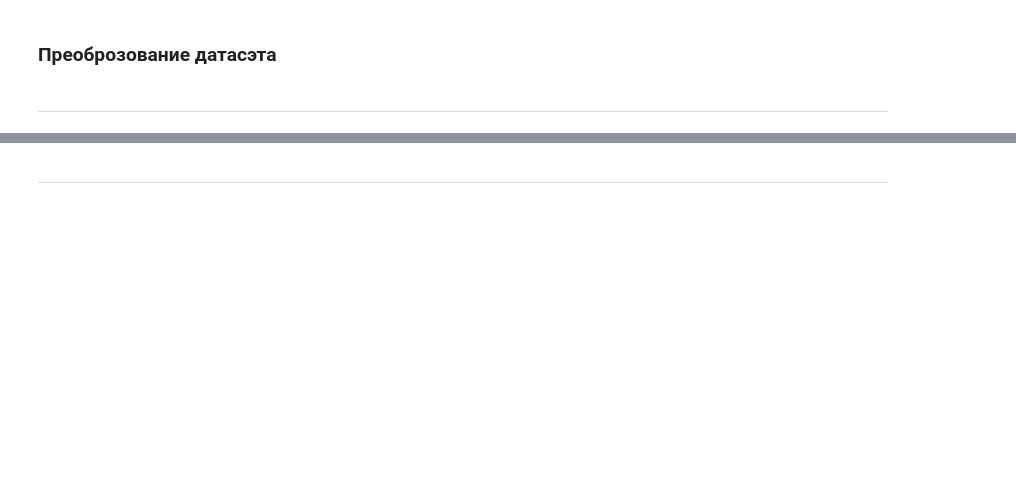
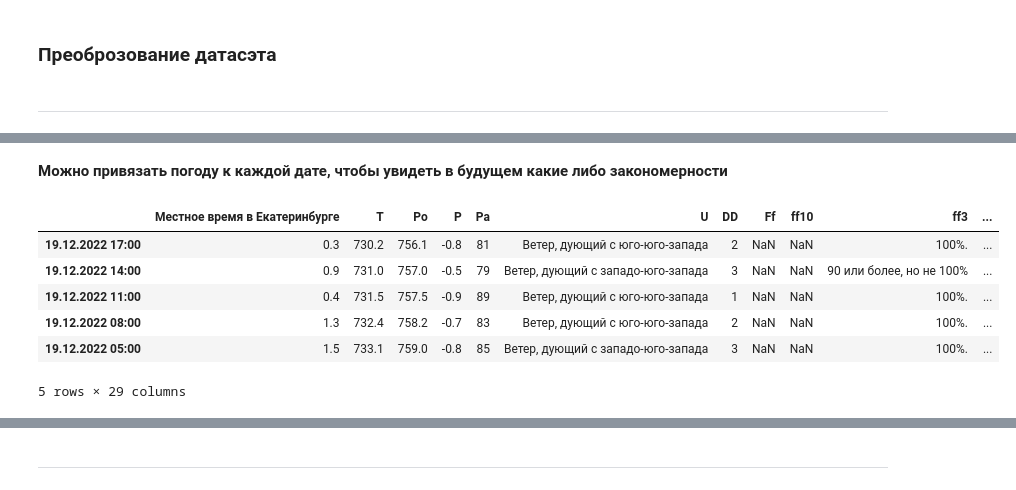
Before and after one commit to AlexandrYarin/LKproject, a Jupyter notebook: analyze.ipynb, the cells around one changed output, grey strips where cells are left out. Saved outputs shown, nothing was run; the diff lists cells and outputs as text; code cells hidden in the pictures; blank space fills up the shorter version.

```diff
--- a/analyze.ipynb
+++ b/analyze.ipynb
@@ -169,0 +389,13 @@ df_test = df_test.drop(['date'], axis=1)
+# %% [markdown]
+**Можно привязать погоду к каждой дате, чтобы увидеть в будущем какие либо закономерности**
+# %%
+weather = pd.read_csv('secondary_data/weather.csv', sep=';')
+weather.head()
+# %% [output]
+|  | Местное время в Екатеринбурге | T | Po | P | Pa | U | DD | Ff | ff10 | ff3 | ... |
+| 19.12.2022 17:00 | 0.3 | 730.2 | 756.1 | -0.8 | 81 | Ветер, дующий с юго-юго-запада | 2 | NaN | NaN | 100%. | ... |
+| 19.12.2022 14:00 | 0.9 | 731.0 | 757.0 | -0.5 | 79 | Ветер, дующий с западо-юго-запада | 3 | NaN | NaN | 90 или более, но не 100% | ... |
+| 19.12.2022 11:00 | 0.4 | 731.5 | 757.5 | -0.9 | 89 | Ветер, дующий с юго-юго-запада | 1 | NaN | NaN | 100%. | ... |
+| 19.12.2022 08:00 | 1.3 | 732.4 | 758.2 | -0.7 | 83 | Ветер, дующий с юго-юго-запада | 2 | NaN | NaN | 100%. | ... |
+| 19.12.2022 05:00 | 1.5 | 733.1 | 759.0 | -0.8 | 85 | Ветер, дующий с западо-юго-запада | 3 | NaN | NaN | 100%. | ... |
+5 rows × 29 columns
```
Also changed, not shown: parts of 41 cells of this notebook, 36 other files.
